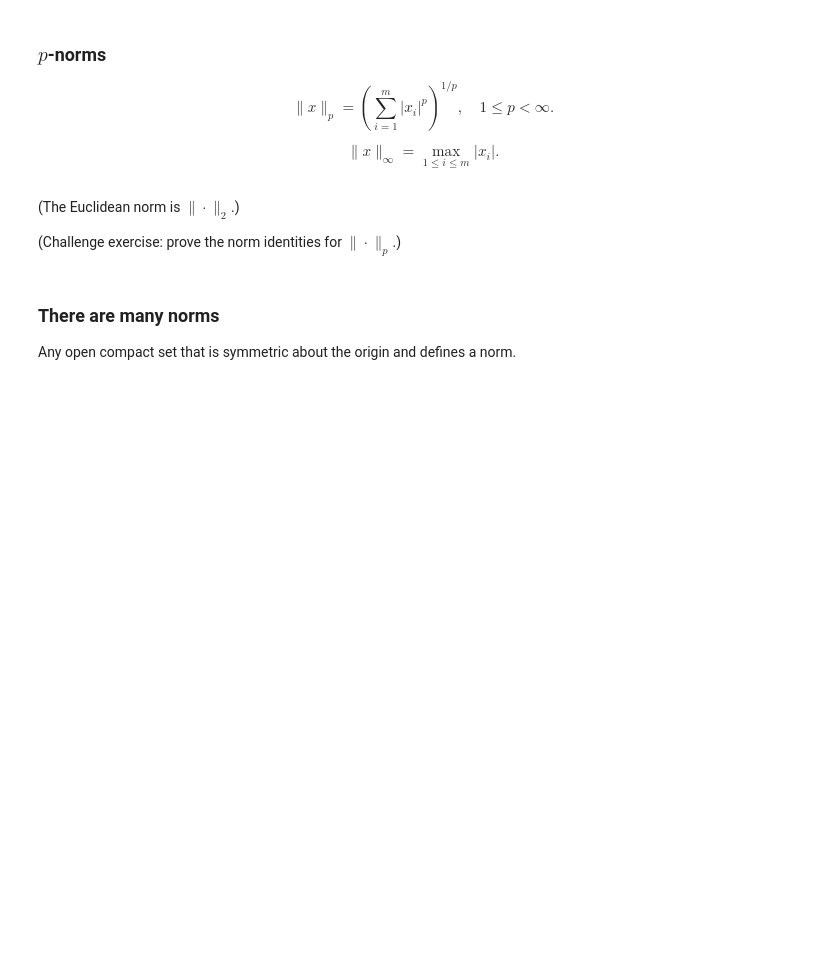
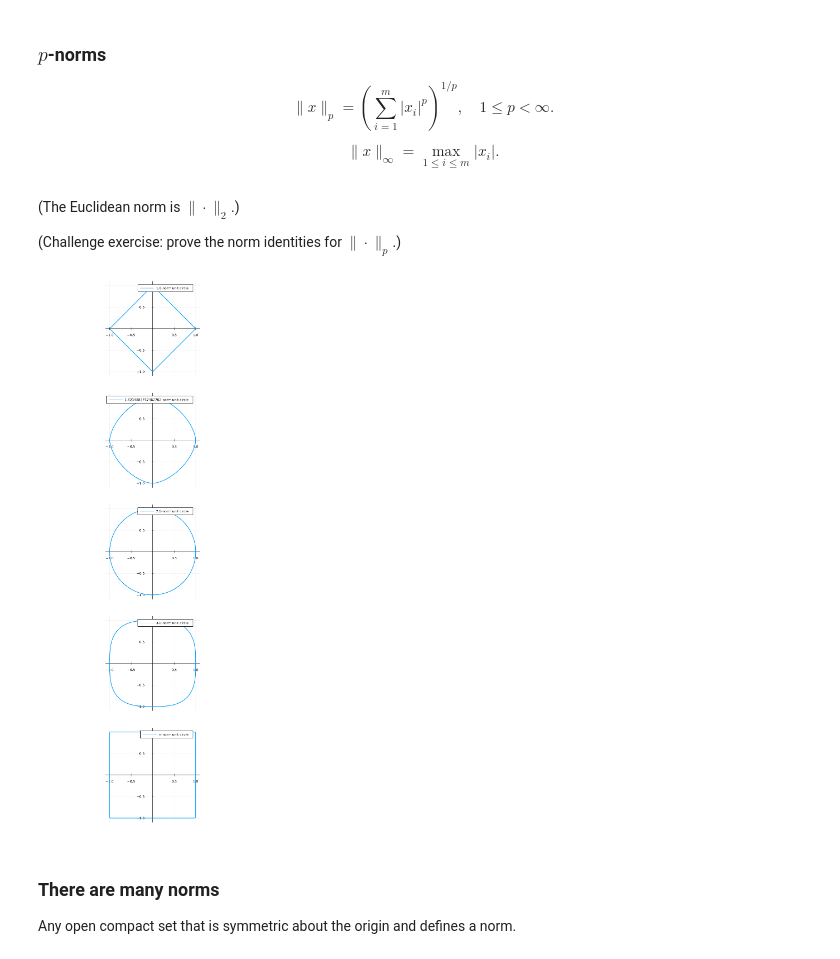
Before and after one commit to tisaac/gtcse6643sp22mybinder, a Jupyter notebook: lec02static.ipynb, the cells around one changed output. Saved outputs shown, nothing was run; the diff lists cells and outputs as text; code cells hidden in the pictures; blank space fills up the shorter version.

```diff
--- a/lec02static.ipynb
+++ b/lec02static.ipynb
@@ -461,26 +469,30 @@ $$\| x \|_\infty = \max_{1\leq i \leq m} |x_i|.$$
 # %%
 function plot_unit_norm(emp)
     theta = LinRange(0.,2π,300)
     x = cos.(theta)
     y = sin.(theta)
     norm = copy(x)
     p = nothing
     if emp == 0.
         norm = max.(abs.(x),abs.(y))
         p = "∞"
     else
         p = -log2(-emp)
         norm = (abs.(x).^p + abs.(y).^p).^(1 / p)
     end
     x ./= norm
     y ./= norm
     plt = plot(x,y,label="$(p)-norm unit circle",aspect_ratio=:equal,xlim=(-1.1,1.1),ylim=(-1.1,1.1),framestyle=:origin)
     return plt
 end
 #emp=widget(-0.5:0.05*0.5:0., value=-0.25, label="p", readout = false)
 #iplot = map(plot_unit_norm,emp)
 #vbox(hbox(emp),iplot)
 plot(plot_unit_norm(-.5),plot_unit_norm(-.325),plot_unit_norm(-.25),plot_unit_norm(-0.125),plot_unit_norm(0.),size=(800,2000),layout=(5,1))
+savefig("norm_disks.png")
+display("image/png", read("norm_disks.png"))
+# %% [output]
+[figure, added]
 # %% [markdown]
 ### There are many norms
 
```
Also changed, not shown: parts of 21 cells of this notebook.
